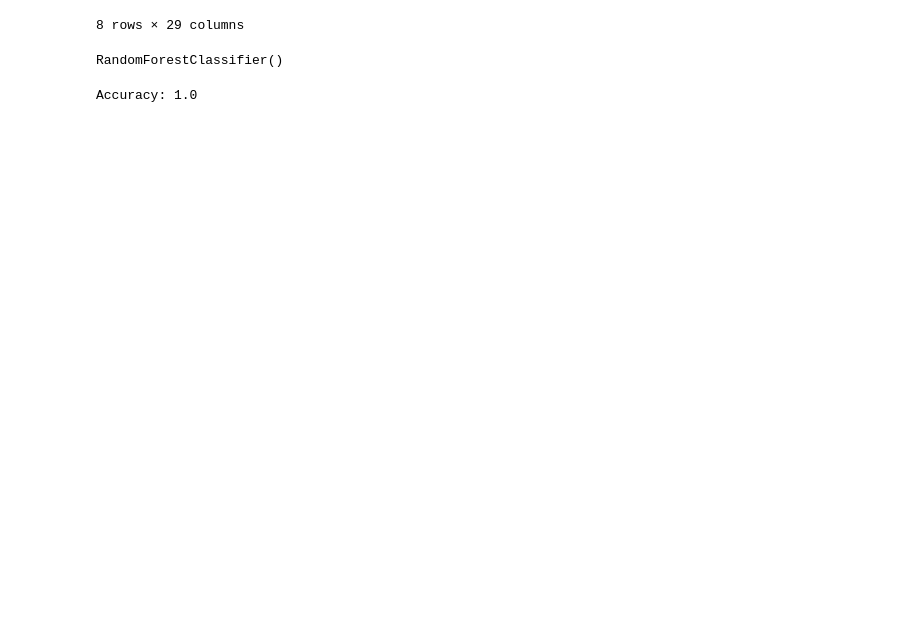
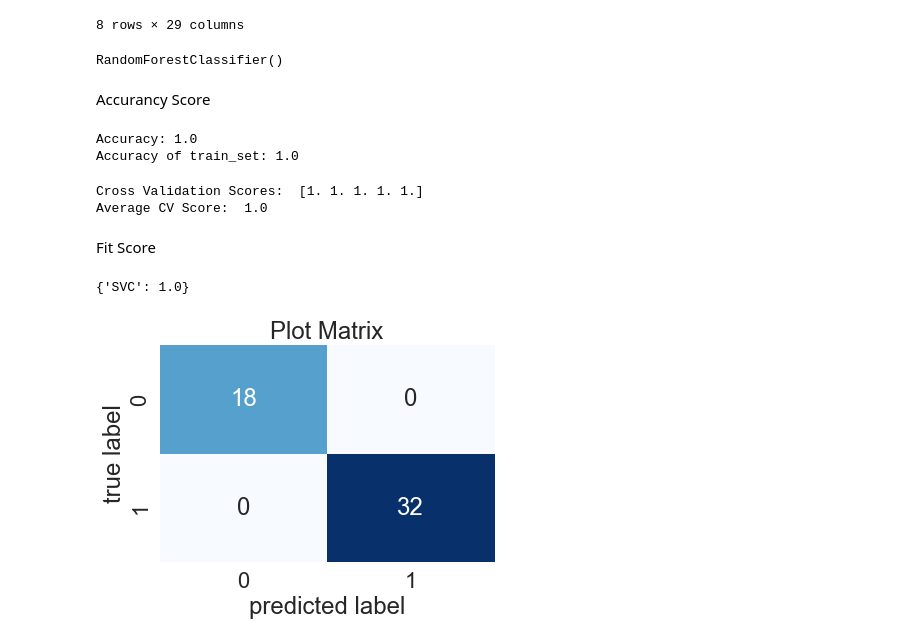
Before and after one commit to saadk555/OS-Project, a Jupyter notebook: RF.ipynb, the cells around one changed output. Saved outputs shown, nothing was run; the diff lists cells and outputs as text; code cells hidden in the pictures; blank space fills up the shorter version.

```diff
--- a/RF.ipynb
+++ b/RF.ipynb
@@ -166,5 +170,64 @@ y_pred = classifier.predict(X_test)
+# %% [markdown]
+Accurancy Score
 # %%
 # Calculate Model Accuracy
 print("Accuracy:", accuracy_score(y_test, y_pred))
+print("Accuracy of train_set:", accuracy_score(y_train, train_predict))
 # %% [output]
 Accuracy: 1.0
+Accuracy of train_set: 1.0
+# %%
+#Cross-Validation
+#clf = classifier.fit(X_train, y_train)
+#scores = -1 * cross_val_score(clf, X, y, scoring='neg_mean_absolute_error', cv=5)
+
+#print(scores)
+
+k_folds = KFold(n_splits = 5)
+
+scores = cross_val_score(classifier, X, y, cv = k_folds)
+
+print("Cross Validation Scores: ", scores)
+print("Average CV Score: ", scores.mean())
+# %% [output]
+Cross Validation Scores:  [1. 1. 1. 1. 1.]
+Average CV Score:  1.0
+# %% [markdown]
+Fit Score
+# %%
+models={"SVC" : SVC()}
+
+def fit_score(models, X_train, X_test, y_train, y_test):
+    np.random.seed(2)
+    model_score = {}
+    for name, model in models.items():
+        model.fit(X_train, y_train,)
+        model_score[name]=model.score(X_test, y_test)
+    return model_score
+
+
+scores = fit_score(models, X_train, X_test, y_train, y_test)
+scores
+# %% [output]
+{'SVC': 1.0}
+# %%
+# make predictions on test dataset using trained model
+y_pred = classifier.predict(X_test)
+
+# confussion matrix to see where our model get confuse
+confusion_matrix(y_test, y_pred)
+
+
+sns.set(font_scale=2)
+
+def plot_matrix(cm, classes, title):
+  ax = sns.heatmap(cm, cmap="Blues", annot=True, xticklabels=classes, yticklabels=classes, cbar=False)
+  ax.set(title=title, xlabel="predicted label", ylabel="true label")
+
+cm = np.array([[18,  0],[ 0, 32]])
+classes = [0, 1]
+title = "Plot Matrix"
+
+plot_matrix(cm, classes, title)
+# %% [output]
+[figure, added]
```
Also changed, not shown: parts of 13 cells of this notebook.
